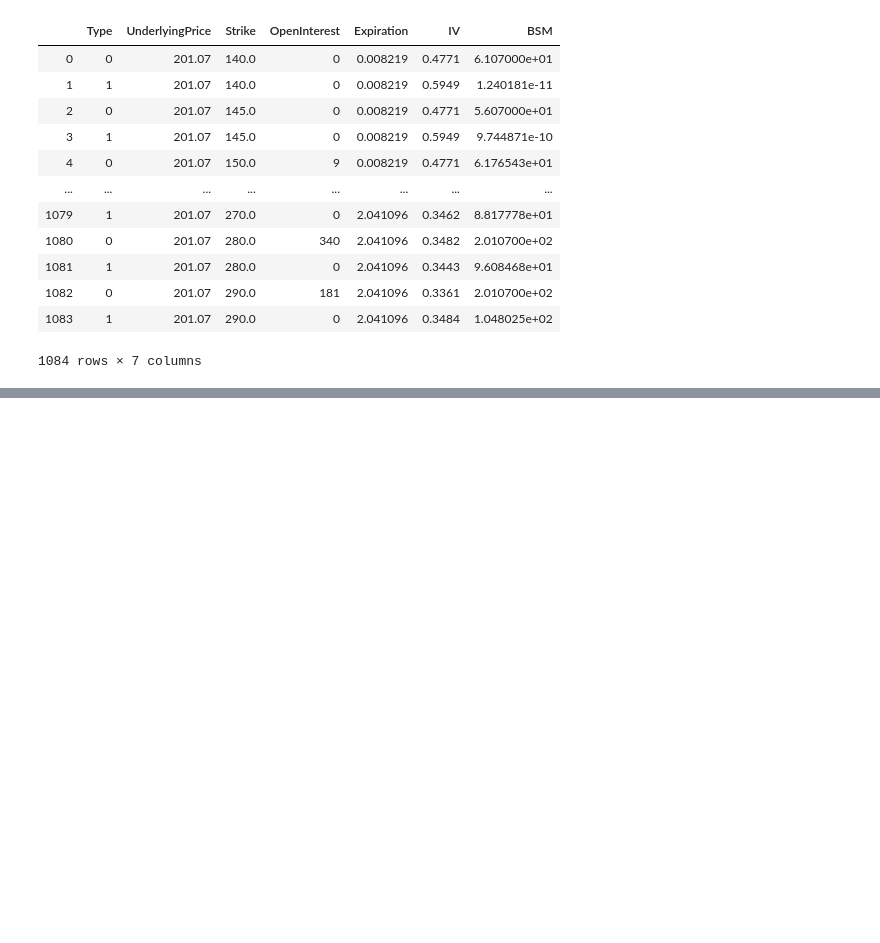
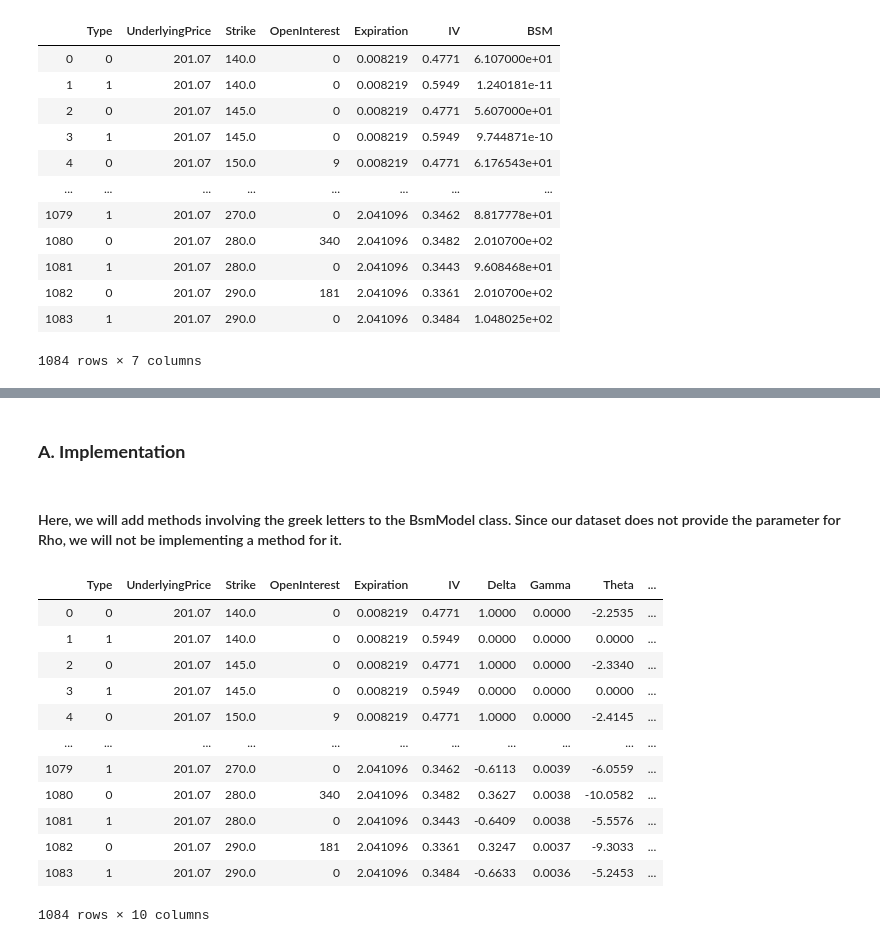
Before and after one commit to DanielHead96/4156ML, a Jupyter notebook: Research.ipynb, the cells around one changed output, grey strips where cells are left out. Saved outputs shown, nothing was run; the diff lists cells and outputs as text; code cells hidden in the pictures; blank space fills up the shorter version.

Commit message:
greeks intro

```diff
--- a/Research.ipynb
+++ b/Research.ipynb
@@ -271,0 +283,4 @@ bsmX
+# %% [markdown]
+### **A. Implementation**
+# %% [markdown]
+#### Here, we will add methods involving the greek letters to the BsmModel class. Since our dataset does not provide the parameter for Rho, we will not be implementing a method for it.
@@ -271,0 +336,17 @@ bsmX
+# %%
+greekX = X[['Type', 'UnderlyingPrice', 'Strike', 'OpenInterest', 'Expiration', 'IV', 'Delta', 'Gamma', 'Theta', 'Vega']]
+greekX
+# %% [output]
+|  | Type | UnderlyingPrice | Strike | OpenInterest | Expiration | IV | Delta | Gamma | Theta | ... |
+| 0 | 0 | 201.07 | 140.0 | 0 | 0.008219 | 0.4771 | 1.0000 | 0.0000 | -2.2535 | ... |
+| 1 | 1 | 201.07 | 140.0 | 0 | 0.008219 | 0.5949 | 0.0000 | 0.0000 | 0.0000 | ... |
+| 2 | 0 | 201.07 | 145.0 | 0 | 0.008219 | 0.4771 | 1.0000 | 0.0000 | -2.3340 | ... |
+| 3 | 1 | 201.07 | 145.0 | 0 | 0.008219 | 0.5949 | 0.0000 | 0.0000 | 0.0000 | ... |
+| 4 | 0 | 201.07 | 150.0 | 9 | 0.008219 | 0.4771 | 1.0000 | 0.0000 | -2.4145 | ... |
+| ... | ... | ... | ... | ... | ... | ... | ... | ... | ... | ... |
+| 1079 | 1 | 201.07 | 270.0 | 0 | 2.041096 | 0.3462 | -0.6113 | 0.0039 | -6.0559 | ... |
+| 1080 | 0 | 201.07 | 280.0 | 340 | 2.041096 | 0.3482 | 0.3627 | 0.0038 | -10.0582 | ... |
+| 1081 | 1 | 201.07 | 280.0 | 0 | 2.041096 | 0.3443 | -0.6409 | 0.0038 | -5.5576 | ... |
+| 1082 | 0 | 201.07 | 290.0 | 181 | 2.041096 | 0.3361 | 0.3247 | 0.0037 | -9.3033 | ... |
+| 1083 | 1 | 201.07 | 290.0 | 0 | 2.041096 | 0.3484 | -0.6633 | 0.0036 | -5.2453 | ... |
+1084 rows × 10 columns
```
Also changed, not shown: parts of 4 cells of this notebook, 1 other file.
